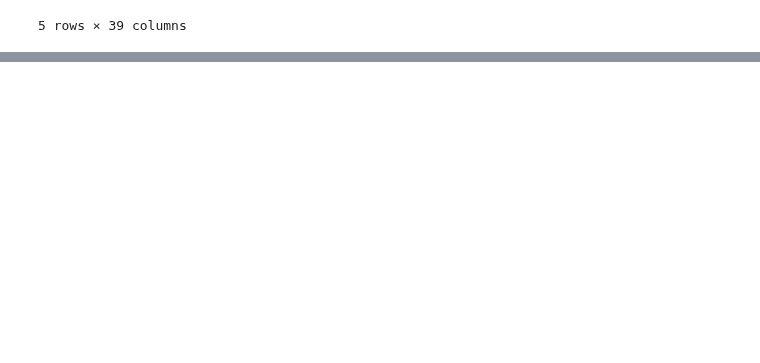
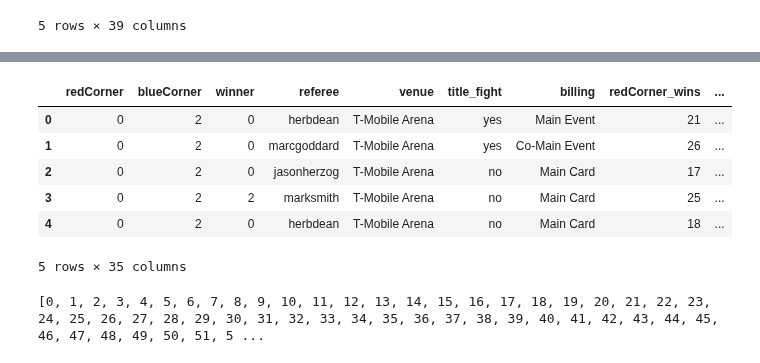
Before and after one commit to maxbraith/UFCModel, a Jupyter notebook: UFCModelGit/Model/trainDataWinner.ipynb, the cells around one changed output, grey strips where cells are left out. Saved outputs shown, nothing was run; the diff lists cells and outputs as text; code cells hidden in the pictures; blank space fills up the shorter version.

```diff
--- a/UFCModelGit/Model/trainDataWinner.ipynb
+++ b/UFCModelGit/Model/trainDataWinner.ipynb
@@ -117,12 +102,3 @@ df.head()
 # %%
 #all fights with no winner set to 1
 df['winner'].fillna(1, inplace=True)
-# %%
-#check that all winner values are numerical
-colVals = []
-for index, row in df.iterrows():
-    colVals.append(row['winner'])
-
-colVals = list(set(colVals))
-for val in colVals:
-    print(val)
@@ -161,2 +172,18 @@ df.head()
+# %%
+#clean referees
+for index, row in df.iterrows():
+    referee = row['referee']
+    if isinstance(referee, str):
+        cleaned_referee = referee.replace(',', '').replace('-', '').replace('.', '').replace(' ', '').lower()
+        df.loc[index, 'referee'] = cleaned_referee
+df.head()
+# %% [output]
+|  | redCorner | blueCorner | winner | referee | venue | title_fight | billing | redCorner_wins | ... |
+| 0 | 0 | 2 | 0 | herbdean | T-Mobile Arena | yes | Main Event | 21 | ... |
+| 1 | 0 | 2 | 0 | marcgoddard | T-Mobile Arena | yes | Co-Main Event | 26 | ... |
+| 2 | 0 | 2 | 0 | jasonherzog | T-Mobile Arena | no | Main Card | 17 | ... |
+| 3 | 0 | 2 | 2 | marksmith | T-Mobile Arena | no | Main Card | 25 | ... |
+| 4 | 0 | 2 | 0 | herbdean | T-Mobile Arena | no | Main Card | 18 | ... |
+5 rows × 35 columns
 # %%
 #give referees numerical value
@@ -172,2 +196,9 @@ for ref in refs:
     df['referee'] = df['referee'].replace(ref, count, regex=True)
     count += 1
+# %%
+#check all referees were assigned a numerical value
+referee_values = df['referee'].tolist()
+referee_values = list(set(referee_values))
+print(referee_values)
+# %% [output]
+[0, 1, 2, 3, 4, 5, 6, 7, 8, 9, 10, 11, 12, 13, 14, 15, 16, 17, 18, 19, 20, 21, 22, 23, 24, 25, 26, 27, 28, 29, 30, 31, 32, 33, 34, 35, 36, 37, 38, 39, 40, 41, 42, 43, 44, 45, 46, 47, 48, 49, 50, 51, 5 ...
```
Also changed, not shown: parts of 37 cells of this notebook, 5 other files.
